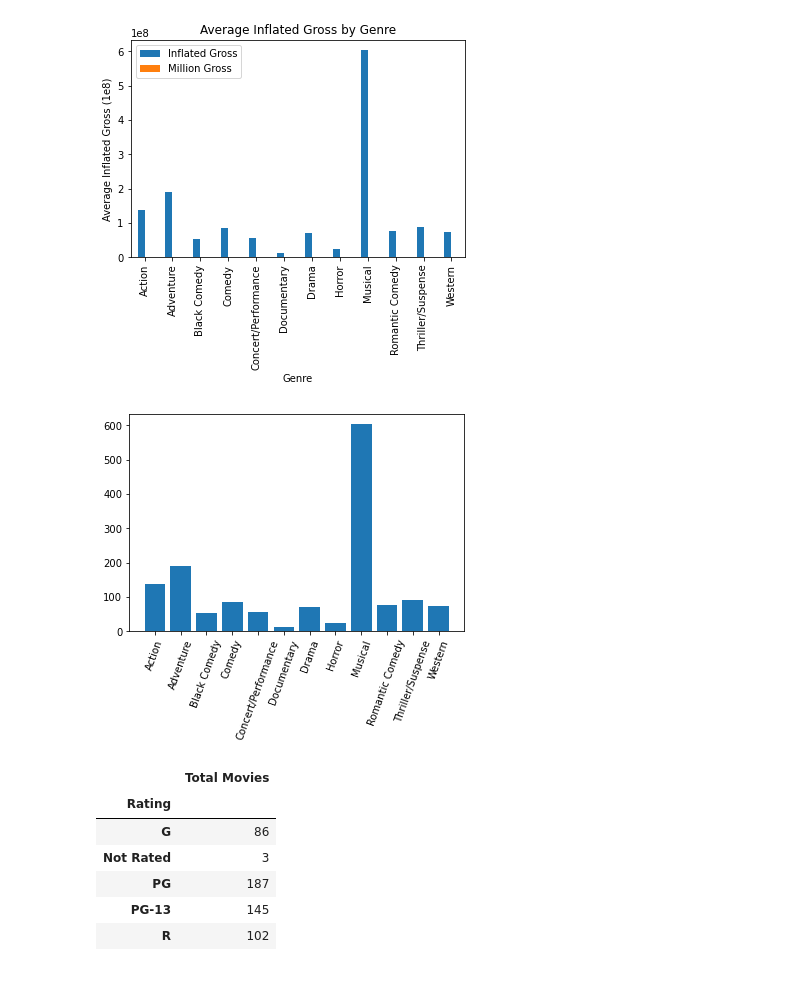
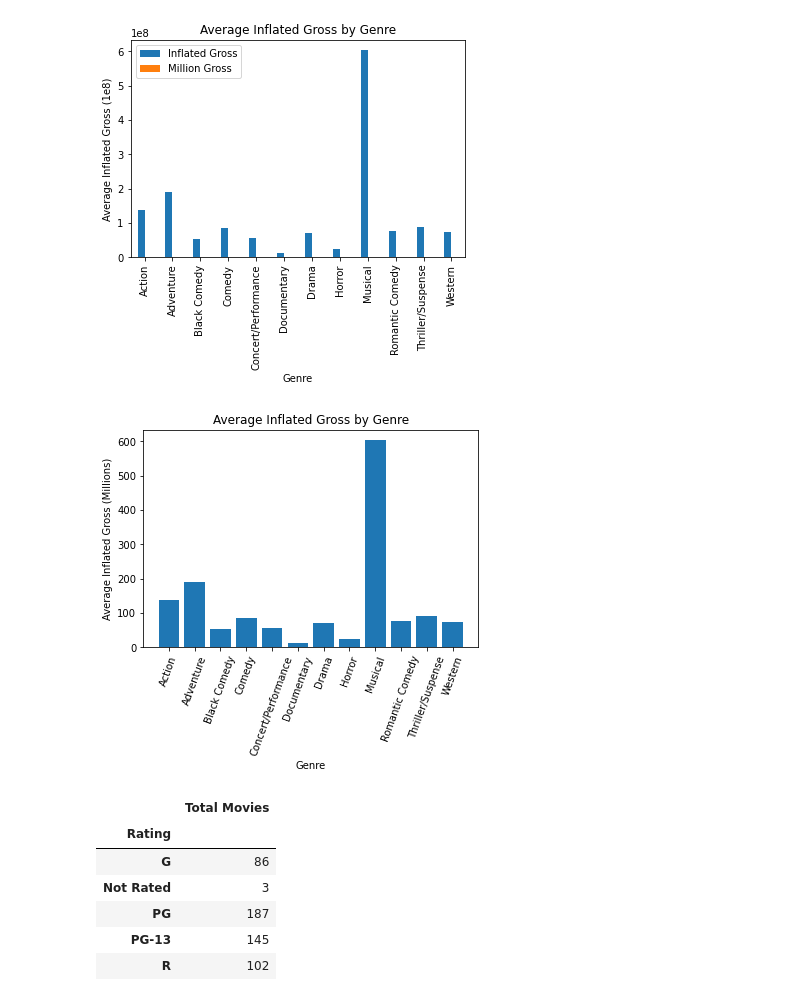
Before and after one commit to Gujaratigirl/butler-groupB-project1, a Jupyter notebook: Disney.ipynb, the cells around one changed output. Cells and saved outputs as stored; diff of their text form; code cells hidden in the pictures.

Commit message:
Added Millions column

```diff
--- a/Disney.ipynb
+++ b/Disney.ipynb
@@ -48,6 +48,8 @@ array(['Musical', 'Adventure', 'Drama', 'Comedy', nan, 'Action', 'Horror',
 # %%
 disney_df['Year']= ""
 disney_df['Year'] = disney_df['Release Date'].astype(str).str[0:4]
+disney_df['Inflated Gross'] = disney_df['Inflated Gross'].astype('int64')
+disney_df['Million Gross'] = disney_df['Inflated Gross']/1000000
 disney_df
 #df['D'] = df['B'].astype(str).str[0]
 #disney_df['Year']= disney_df("Release Date"()[0:4])
@@ -119,18 +215,18 @@ Text(0, 0.5, 'Average Inflated Gross (1e8)')
 # %%
 plt.bar(avg_gross_per_genre.index,avg_gross_per_genre['Million Gross'])
 #x_axis = np.arange(len(avg_gross_per_genre.index))  For working with the tick marks
-tick_locations = [value +1  for value in x_axis]
+#tick_locations = [value +1  for value in x_axis]
 
 plt.xticks(rotation=70)
 
-plt.title("")
-plt.xlabel("")
-plt.ylabel("")
+plt.title("Average Inflated Gross by Genre")
+plt.xlabel("Genre")
+plt.ylabel("Average Inflated Gross (Millions)")
 
 
 plt.show()
 # %% [output]
-[figure, old version]
+[figure, new version]
 # %%
 # Count amount of movies per rating
 avg_gross_per_rating = pd.DataFrame(disney_df.groupby('Rating').count()['Movie'])
```
Also changed, not shown: parts of 11 cells of this notebook.
